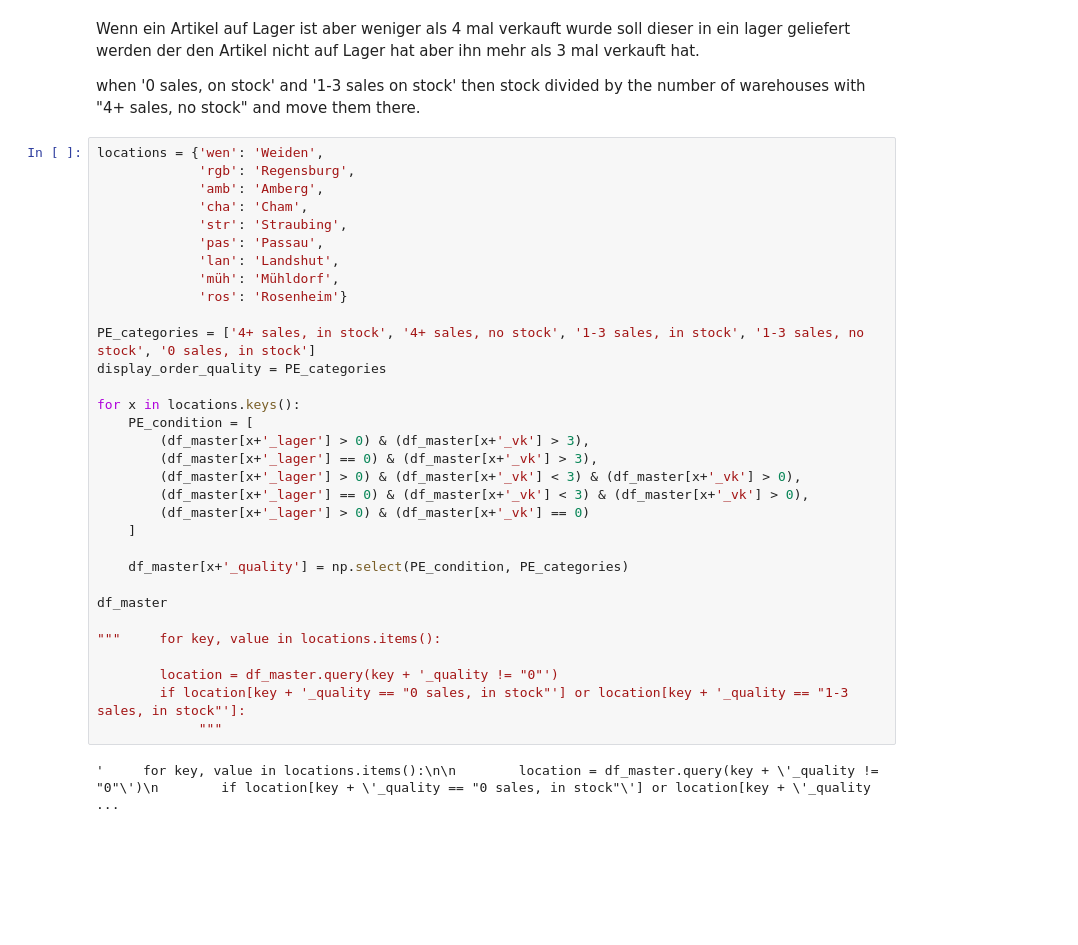
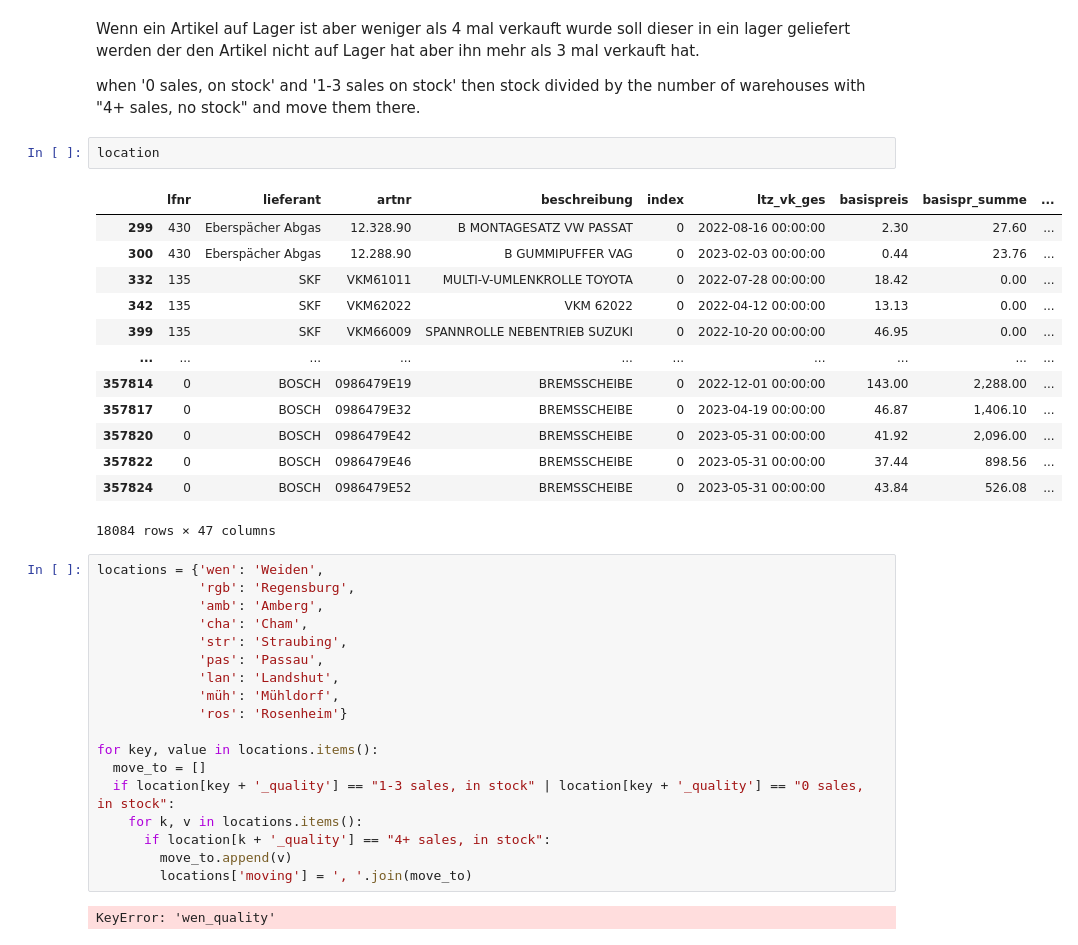
Before and after one commit to capstone-kueblbeck/capstone-kueblbeck, a Jupyter notebook: coding/max_pn.ipynb, the cells around one changed output. Saved outputs shown, nothing was run; the diff lists cells and outputs as text; blank space fills up the shorter version.

```diff
--- a/coding/max_pn.ipynb
+++ b/coding/max_pn.ipynb
@@ -690,37 +690,39 @@ Wenn ein Artikel auf Lager ist aber weniger als 4 mal verkauft wurde soll dieser
 
 
 when '0 sales, on stock' and '1-3 sales on stock' then stock divided by the number of warehouses with "4+ sales, no stock" and move them there.
-# %%
-locations = {'wen': 'Weiden',
-             'rgb': 'Regensburg',
-             'amb': 'Amberg',
-             'cha': 'Cham',
-             'str': 'Straubing',
-             'pas': 'Passau',
-             'lan': 'Landshut',
-             'müh': 'Mühldorf',
-             'ros': 'Rosenheim'}
-
-PE_categories = ['4+ sales, in stock', '4+ sales, no stock', '1-3 sales, in stock', '1-3 sales, no stock', '0 sales, in stock']
-display_order_quality = PE_categories
-
-for x in locations.keys():
-    PE_condition = [
-        (df_master[x+'_lager'] > 0) & (df_master[x+'_vk'] > 3),
-        (df_master[x+'_lager'] == 0) & (df_master[x+'_vk'] > 3),
-        (df_master[x+'_lager'] > 0) & (df_master[x+'_vk'] < 3) & (df_master[x+'_vk'] > 0),
-        (df_master[x+'_lager'] == 0) & (df_master[x+'_vk'] < 3) & (df_master[x+'_vk'] > 0),
-        (df_master[x+'_lager'] > 0) & (df_master[x+'_vk'] == 0)
-    ]
-
-    df_master[x+'_quality'] = np.select(PE_condition, PE_categories)
-
-df_master
-
-"""     for key, value in locations.items():
-
-        location = df_master.query(key + '_quality != "0"')
-        if location[key + '_quality == "0 sales, in stock"'] or location[key + '_quality == "1-3 sales, in stock"']:
-             """
-# %% [output]
-'     for key, value in locations.items():\n\n        location = df_master.query(key + \'_quality != "0"\')\n        if location[key + \'_quality == "0 sales, in stock"\'] or location[key + \'_quality ...
+# %%
+location
+# %% [output]
+|  | lfnr | lieferant | artnr | beschreibung | index | ltz_vk_ges | basispreis | basispr_summe | ... |
+| 299 | 430 | Eberspächer Abgas | 12.328.90 | B MONTAGESATZ VW PASSAT | 0 | 2022-08-16 00:00:00 | 2.30 | 27.60 | ... |
+| 300 | 430 | Eberspächer Abgas | 12.288.90 | B GUMMIPUFFER VAG | 0 | 2023-02-03 00:00:00 | 0.44 | 23.76 | ... |
+| 332 | 135 | SKF | VKM61011 | MULTI-V-UMLENKROLLE TOYOTA | 0 | 2022-07-28 00:00:00 | 18.42 | 0.00 | ... |
+| 342 | 135 | SKF | VKM62022 | VKM 62022 | 0 | 2022-04-12 00:00:00 | 13.13 | 0.00 | ... |
+| 399 | 135 | SKF | VKM66009 | SPANNROLLE NEBENTRIEB SUZUKI | 0 | 2022-10-20 00:00:00 | 46.95 | 0.00 | ... |
+| ... | ... | ... | ... | ... | ... | ... | ... | ... | ... |
+| 357814 | 0 | BOSCH | 0986479E19 | BREMSSCHEIBE | 0 | 2022-12-01 00:00:00 | 143.00 | 2,288.00 | ... |
+| 357817 | 0 | BOSCH | 0986479E32 | BREMSSCHEIBE | 0 | 2023-04-19 00:00:00 | 46.87 | 1,406.10 | ... |
+| 357820 | 0 | BOSCH | 0986479E42 | BREMSSCHEIBE | 0 | 2023-05-31 00:00:00 | 41.92 | 2,096.00 | ... |
+| 357822 | 0 | BOSCH | 0986479E46 | BREMSSCHEIBE | 0 | 2023-05-31 00:00:00 | 37.44 | 898.56 | ... |
+| 357824 | 0 | BOSCH | 0986479E52 | BREMSSCHEIBE | 0 | 2023-05-31 00:00:00 | 43.84 | 526.08 | ... |
+18084 rows × 47 columns
+# %%
+locations = {'wen': 'Weiden',
+             'rgb': 'Regensburg',
+             'amb': 'Amberg',
+             'cha': 'Cham',
+             'str': 'Straubing',
+             'pas': 'Passau',
+             'lan': 'Landshut',
+             'müh': 'Mühldorf',
+             'ros': 'Rosenheim'}
+
+for key, value in locations.items():
+  move_to = []
+  if location[key + '_quality'] == "1-3 sales, in stock" | location[key + '_quality'] == "0 sales, in stock":
+    for k, v in locations.items():
+      if location[k + '_quality'] == "4+ sales, in stock":
+        move_to.append(v)
+        locations['moving'] = ', '.join(move_to)
+# %% [output]
+KeyError: 'wen_quality'
```
Also changed, not shown: parts of 3 cells of this notebook.
